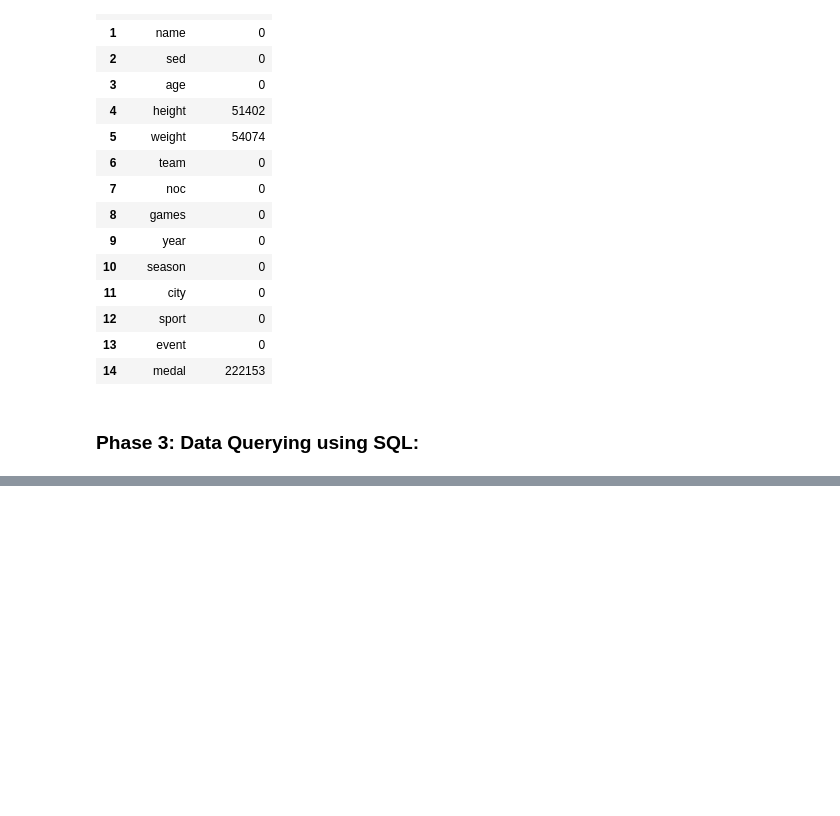
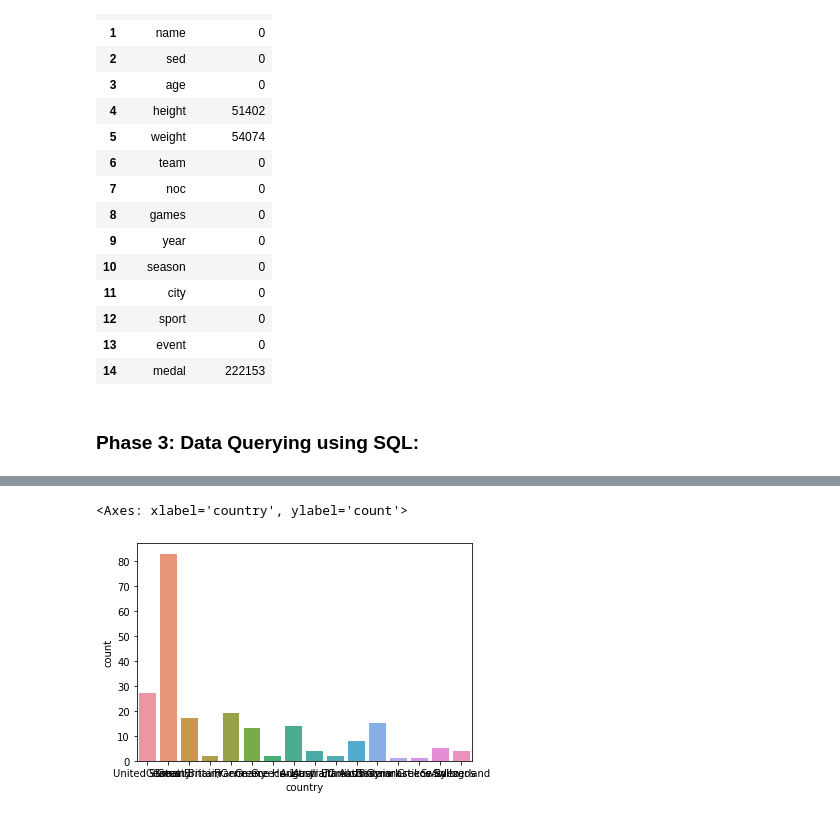
Before and after one commit to kirandhasade/Olympics_Sql_Project, a Jupyter notebook: Olympics.ipynb, the cells around one changed output, grey strips where cells are left out. Cells and saved outputs as stored; diff of their text form; code cells hidden in the pictures; blank space fills up the shorter version.

```diff
--- a/Olympics.ipynb
+++ b/Olympics.ipynb
@@ -233,0 +249,5 @@ data
+# %%
+sns.countplot(x=data["country"])
+# %% [output]
+<Axes: xlabel='country', ylabel='count'>
+[figure, added]
```
Also changed, not shown: parts of 10 cells of this notebook.
